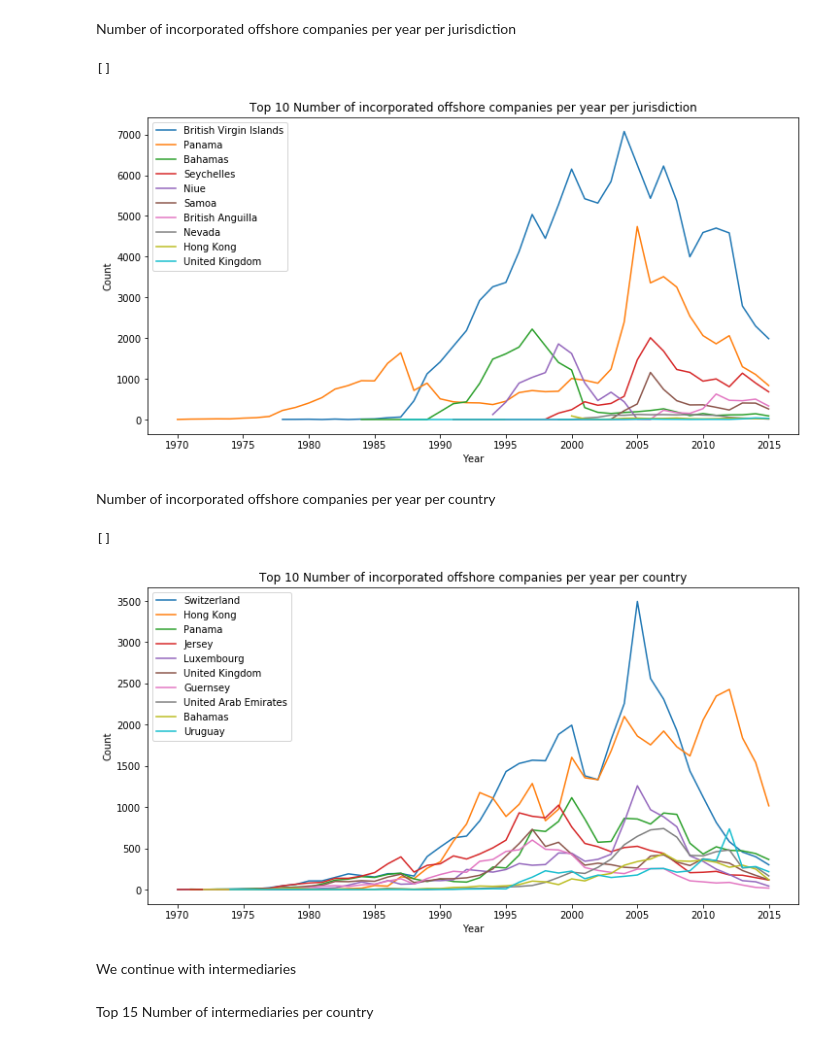
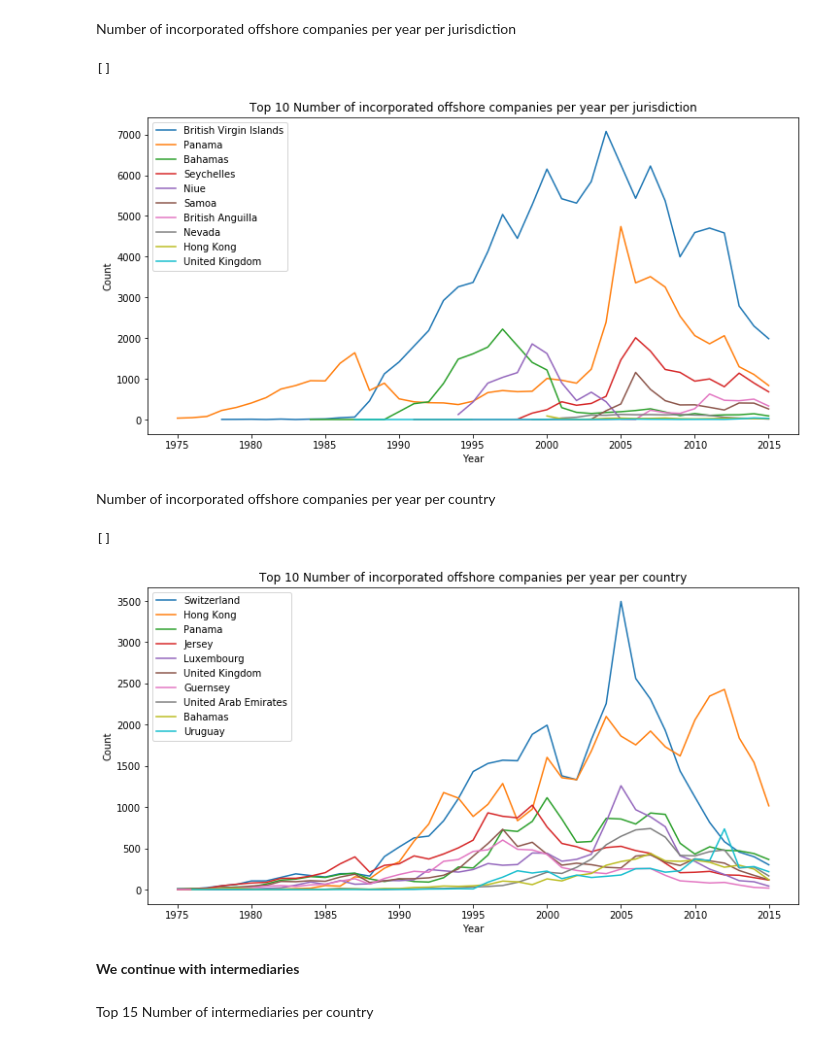
Before and after one commit to franckdess/ADA-Project, a Jupyter notebook: ml2.ipynb, the cells around one changed output. Saved outputs shown, nothing was run; the diff lists cells and outputs as text; code cells hidden in the pictures.

Commit message:
new ml2 data

```diff
--- a/ml2.ipynb
+++ b/ml2.ipynb
@@ -148,8 +149,9 @@ plt.plot()
 # %% [markdown]
 Number of incorporated offshore companies per year per jurisdiction
 # %%
+#Get data after 1970 and about the top 10 jurisdictions
 juris_dates = pd.concat([entity['jurisdiction_description'], dates], axis=1)
-juris_dates = juris_dates[(juris_dates['incorporation_date'] >= 1970) & (juris_dates['jurisdiction_description'].isin(juris.index))]
+juris_dates = juris_dates[(juris_dates['incorporation_date'] >= 1975) & (juris_dates['jurisdiction_description'].isin(juris.index))]
 juris_dates = juris_dates.groupby(['jurisdiction_description','incorporation_date']).size().reset_index()
 juris_dates.columns = ['jurisdiction_description', 'incorporation_date', 'count']
 
@@ -161,34 +163,35 @@ plt.title('Top 10 Number of incorporated offshore companies per year per jurisdi
 plt.xlabel('Year')
 plt.ylabel('Count')
 plt.legend(juris.index)
-plt.xticks(range(1970, 2020, 5))
+plt.xticks(range(1975, 2020, 5))
 plt.plot()
 # %% [output]
 []
-[figure, old version]
+[figure, new version]
 # %% [markdown]
 Number of incorporated offshore companies per year per country
 # %%
+#Bis repetita of previous query
 country_dates = pd.concat([entity['countries'], dates], axis=1)
-country_dates = country_dates[(country_dates['incorporation_date'] >= 1970) & (country_dates['countries'].isin(countries.index[:10]))]
+country_dates = country_dates[(country_dates['incorporation_date'] >= 1975) & (country_dates['countries'].isin(countries.index[:10]))]
 country_dates = country_dates.groupby(['countries','incorporation_date']).size().reset_index()
 country_dates.columns = ['countries', 'incorporation_date', 'count']
 
 plt.figure(figsize=(12,6))
 for c in countries.index[:10]:
     incor_country = country_dates[country_dates['countries']==c]
     plt.plot(incor_country['incorporation_date'], incor_country['count'])
 plt.title('Top 10 Number of incorporated offshore companies per year per country')
 plt.xlabel('Year')
 plt.ylabel('Count')
 plt.legend(countries.index[:10])
-plt.xticks(range(1970, 2020, 5))
+plt.xticks(range(1975, 2020, 5))
 plt.plot()
 # %% [output]
 []
-[figure, old version]
+[figure, new version]
 # %% [markdown]
-We continue with intermediaries
+**We continue with intermediaries**
 # %% [markdown]
 Top 15 Number of intermediaries per country
 # %%
```
Also changed, not shown: parts of 22 cells of this notebook.
